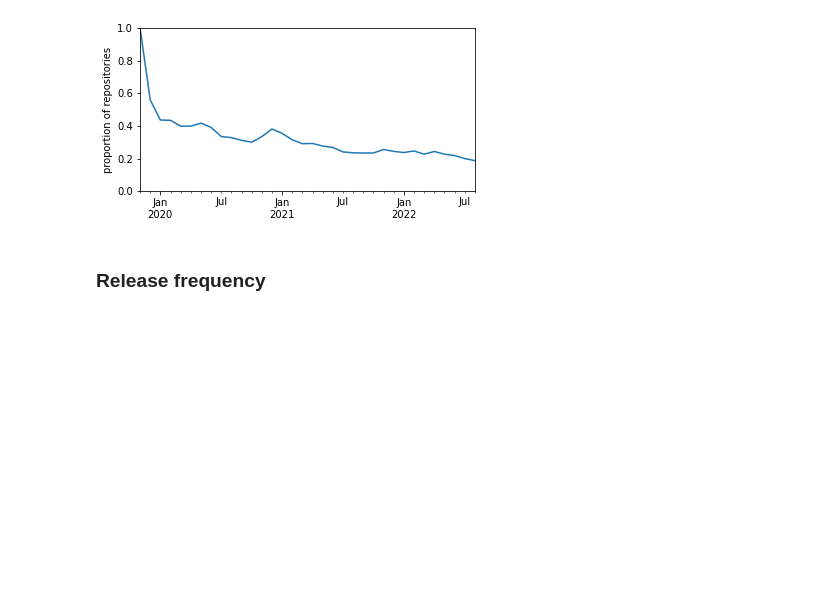
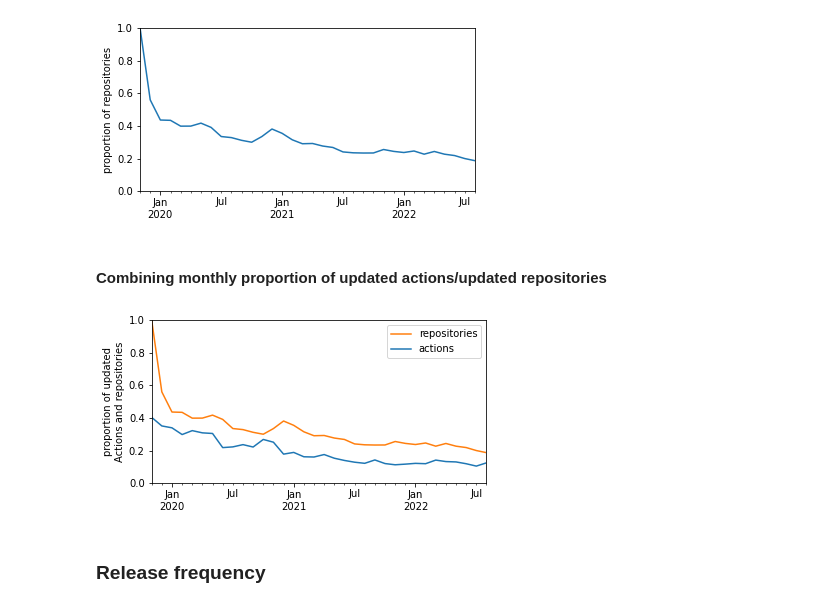
Before and after one commit to AlexandreDecan/secos-ghalag, a Jupyter notebook: notebooks/Release frequency.ipynb, the cells around one changed output. Drawn from its saved outputs; the diff is of its cells as text; code cells hidden in the pictures; blank space fills up the shorter version.

```diff
--- a/notebooks/Release frequency.ipynb
+++ b/notebooks/Release frequency.ipynb
@@ -274,6 +274,60 @@ ax.set(
 savefig(fig, 'workflow_prop_repo_updated')
 # %% [output]
 [figure]
+# %% [markdown]
+#### Combining monthly proportion of updated actions/updated repositories
+# %%
+fig, ax = matplotlib.pyplot.subplots()
+
+# Code taken from the above cell
+(
+    data
+    .sort_values(['date', 'repository'])
+    .assign(repositories=lambda d: (~d['repository'].duplicated()).cumsum())
+    [lambda d: d.updated]
+    .groupby(pd.Grouper(key='date', freq='M'))
+    .agg(
+        updated=('repository', 'nunique'),
+        repositories=('repositories', 'max'),
+    )
+    .assign(repositories=lambda d: d.updated / d.repositories)
+    [['repositories']]
+    .plot(ax=ax, color=PALETTE[1])
+)
+
+# Code taken from a cell above
+(
+    df_releases
+    .sort_values('date', ascending=True)
+    .drop_duplicates(['owner', 'repo'], keep='first')
+    .assign(actions=lambda d: range(1, len(d) + 1))
+    .groupby(pd.Grouper(key='date', freq='M'))
+    .agg({'actions': 'max'})
+    .merge(
+        df_releases
+        .assign(repository=lambda d: d.owner + '/' + d.repo)
+        .groupby(pd.Grouper(key='date', freq='M'))
+        .agg(updated=('repository', 'nunique')),
+        how='outer',
+        left_index=True,
+        right_index=True,
+    )
+    .assign(actions=lambda d: d['updated'] / d['actions'])
+    [['actions']]
+    .plot(ax=ax, color=PALETTE[0])
+)
+
+
+ax.set(
+    xlabel=None,
+    xlim=DATE_RANGE,
+    ylim=(0, 1),
+    ylabel='proportion of updated\nActions and repositories'
+)
+
+savefig(fig, 'prop_updated_both')
+# %% [output]
+[figure, added]
 # %% [markdown]
 ### Release frequency
 # %% [markdown]
```
Also changed, not shown: parts of 9 cells of this notebook, 2 other files.
